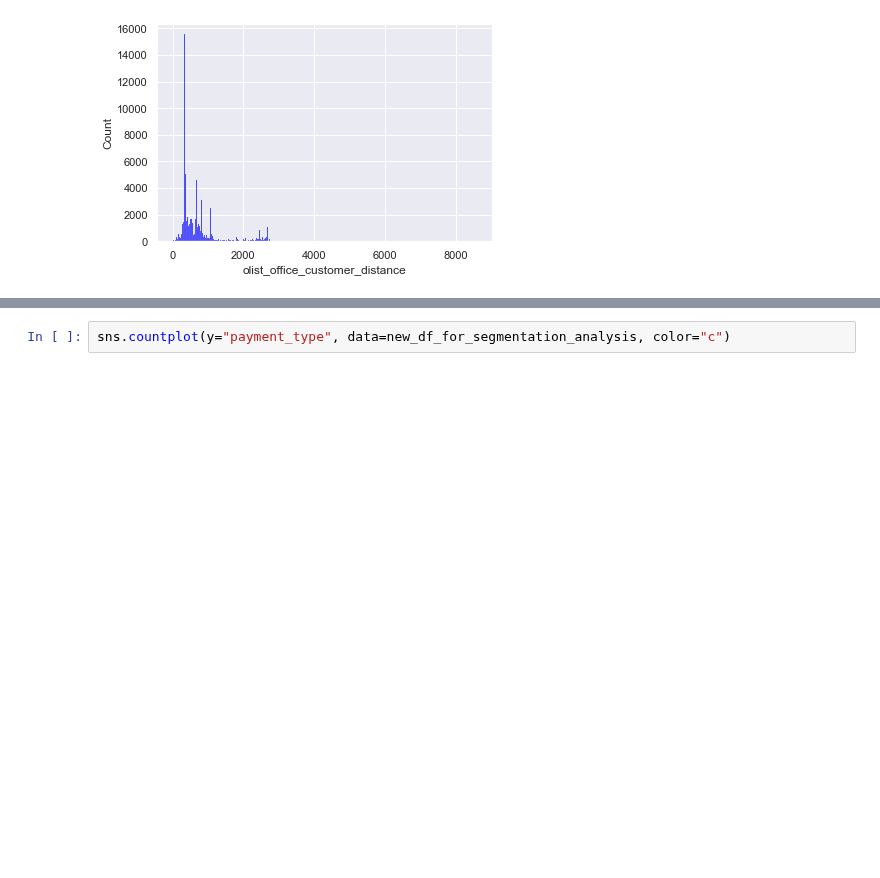
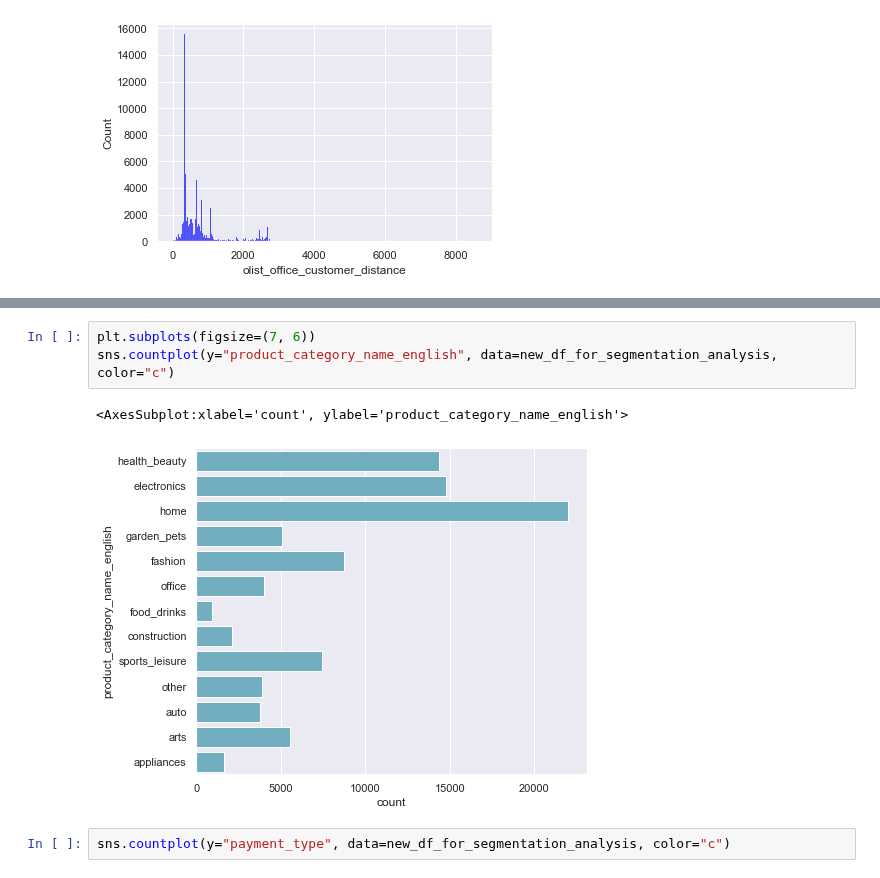
Before and after one commit to MariaDBPerez/clients_segmentation, a Jupyter notebook: project_5_cleaning_v2.ipynb, the cells around one changed output, grey strips where cells are left out. Cells and saved outputs as stored; diff of their text form; blank space fills up the shorter version.

```diff
--- a/project_5_cleaning_v2.ipynb
+++ b/project_5_cleaning_v2.ipynb
@@ -1258,3 +1314,9 @@ for i in new_df_for_segmentation_analysis.columns:
+# %%
+plt.subplots(figsize=(7, 6))
+sns.countplot(y="product_category_name_english", data=new_df_for_segmentation_analysis, color="c")
+# %% [output]
+<AxesSubplot:xlabel='count', ylabel='product_category_name_english'>
+[figure, added]
 # %%
 sns.countplot(y="payment_type", data=new_df_for_segmentation_analysis, color="c")
 # %% [output]
```
Also changed, not shown: parts of 20 cells of this notebook.
